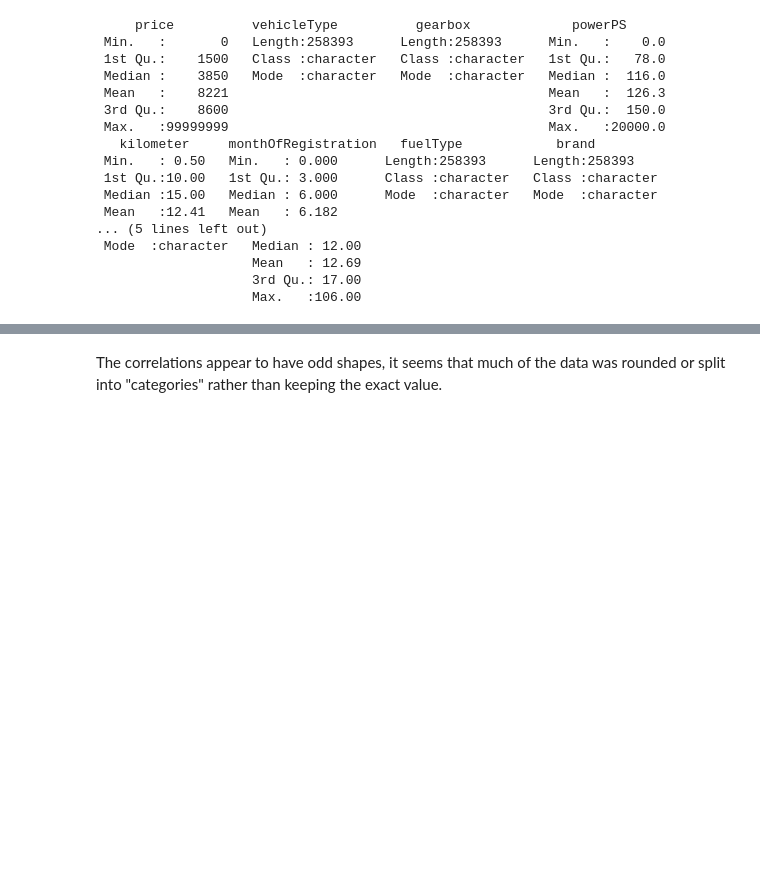
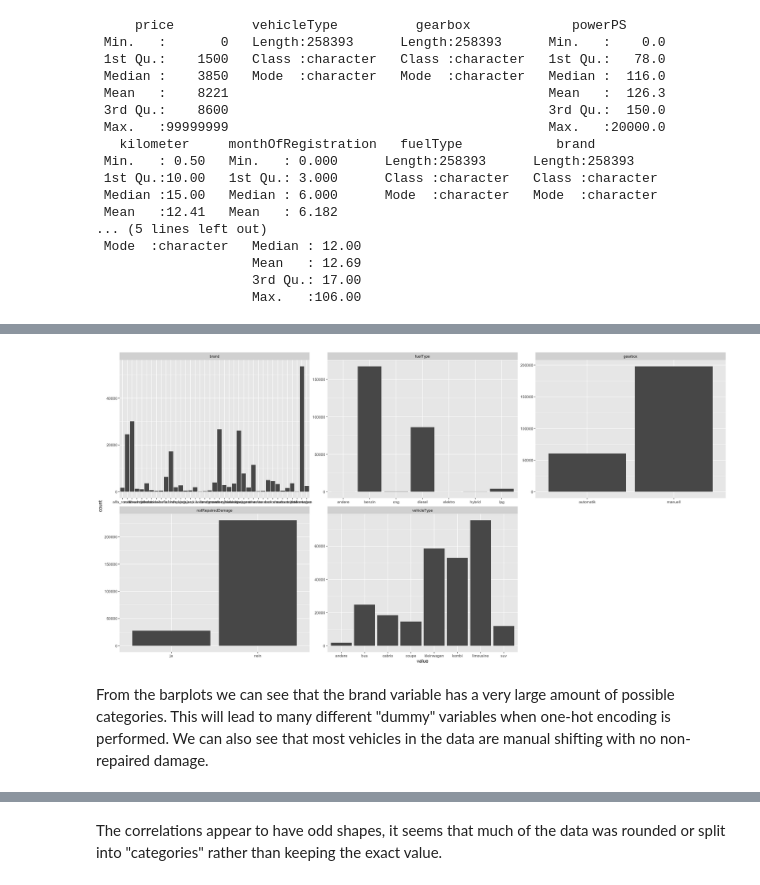
Before and after one commit to mcgillies/STAT301Project, a Jupyter notebook: EDA.ipynb, the cells around one changed output, grey strips where cells are left out. Drawn from its saved outputs; the diff is of its cells as text; code cells hidden in the pictures; blank space fills up the shorter version.

```diff
--- a/EDA.ipynb
+++ b/EDA.ipynb
@@ -191,3 +231,18 @@ car_data_num <- car_data_ready %>% select(price, Age, powerPS, kilometer, monthO
+# %%
+## Visualizing barplots for categorical variables:
+options(repr.plot.width = 20, repr.plot.height = 10)
+car_data_catlong <- car_data_cat %>%
+  pivot_longer(colnames(car_data_cat)) %>%
+  as.data.frame()
+
+cat_plot <- ggplot(car_data_catlong, aes(x = value)) +    # Draw each column as histogram
+  geom_bar() +
+  facet_wrap(~ name, scales = "free")
+cat_plot
+# %% [output]
+[figure, added]
+# %% [markdown]
+From the barplots we can see that the brand variable has a very large amount of possible categories. This will lead to many different "dummy" variables when one-hot encoding is performed. We can also see that most vehicles in the data are manual shifting with no non-repaired damage.
 # %%
 ## Examining correlations visually:
 ggpairs(car_data_num)
```
Also changed, not shown: parts of 6 cells of this notebook.
